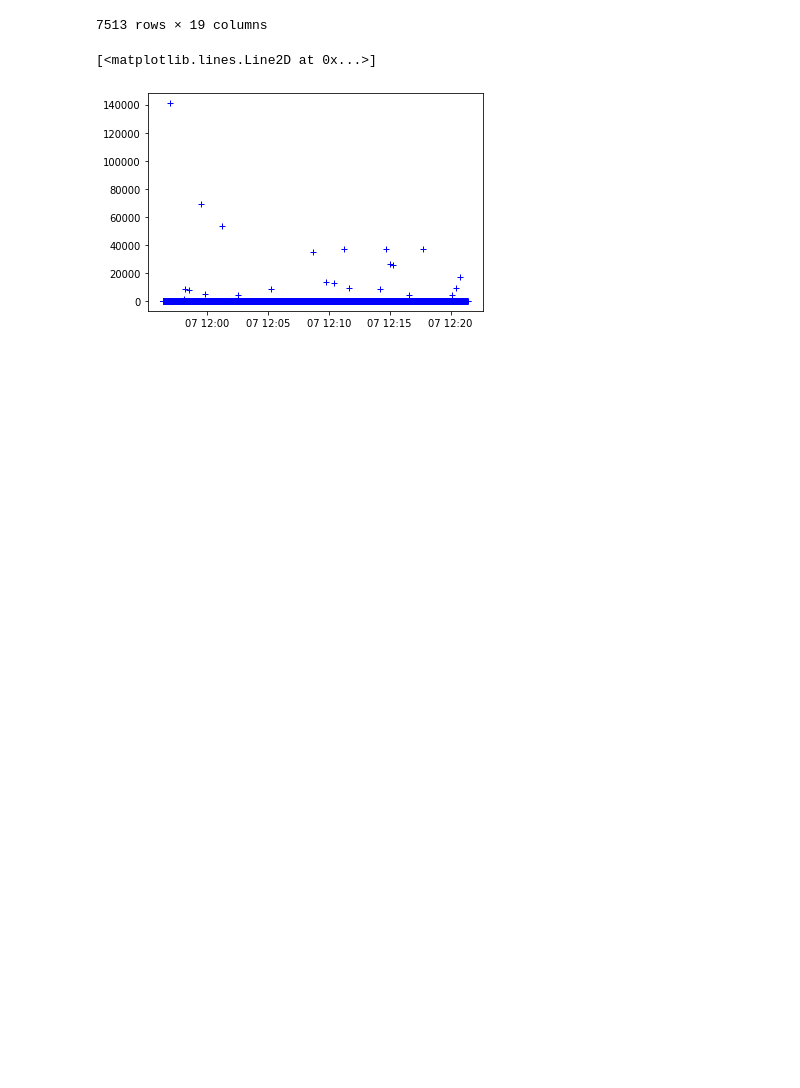
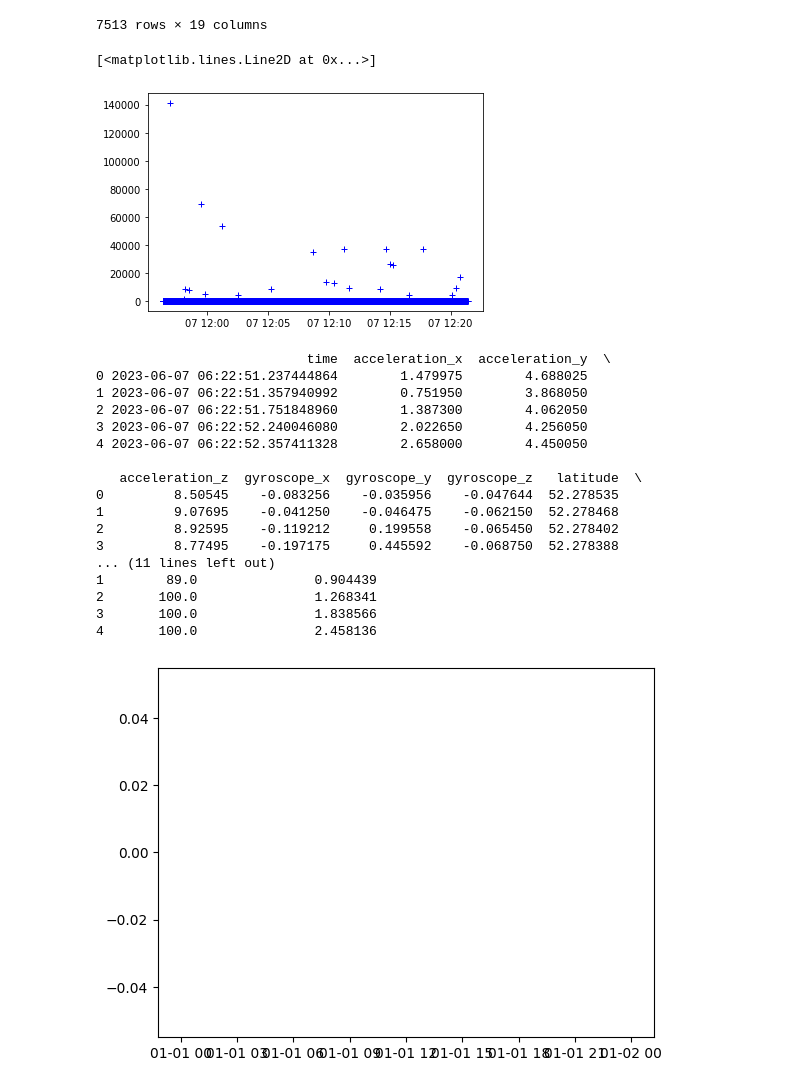
Before and after one commit to lucashecht/ML4QS, a Jupyter notebook: Parse Data Alessandro.ipynb, the cells around one changed output. Cells and saved outputs as stored; diff of their text form; code cells hidden in the pictures; blank space fills up the shorter version.

Commit message:
added_kalmanFilters

```diff
--- a/Parse Data Alessandro.ipynb
+++ b/Parse Data Alessandro.ipynb
@@ -385,3 +387,33 @@ plt.plot(df["time"], df["lof"], 'b+')
 # %% [output]
 [<matplotlib.lines.Line2D at 0x...>]
 [figure]
+# %%
+#The Kalman Filter
+# used for detecting outliers and removing them in single step
+import Python3Code.Chapter3.KalmanFilters as kf
+
+col = "acceleration_x"
+
+kfilters = kf.KalmanFilters()
+
+newdata = kfilters.apply_kalman_filter(df, "acceleration_x")
+print(newdata.head())
+# %% [output]
+                           time  acceleration_x  acceleration_y  \
+0 2023-06-07 06:22:51.237444864        1.479975        4.688025
+1 2023-06-07 06:22:51.357940992        0.751950        3.868050
+2 2023-06-07 06:22:51.751848960        1.387300        4.062050
+3 2023-06-07 06:22:52.240046080        2.022650        4.256050
+4 2023-06-07 06:22:52.357411328        2.658000        4.450050
+
+   acceleration_z  gyroscope_x  gyroscope_y  gyroscope_z   latitude  \
+0         8.50545    -0.083256    -0.035956    -0.047644  52.278535
+1         9.07695    -0.041250    -0.046475    -0.062150  52.278468
+2         8.92595    -0.119212     0.199558    -0.065450  52.278402
+3         8.77495    -0.197175     0.445592    -0.068750  52.278388
+... (11 lines left out)
+1        89.0               0.904439
+2       100.0               1.268341
+3       100.0               1.838566
+4       100.0               2.458136
+[figure, added]
```
Also changed, not shown: parts of 5 cells of this notebook.
